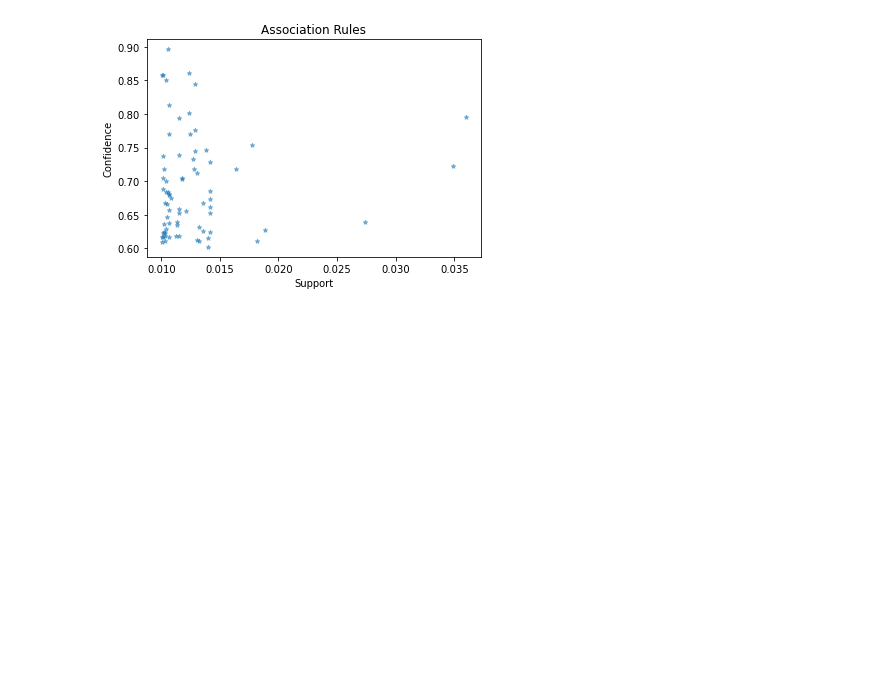
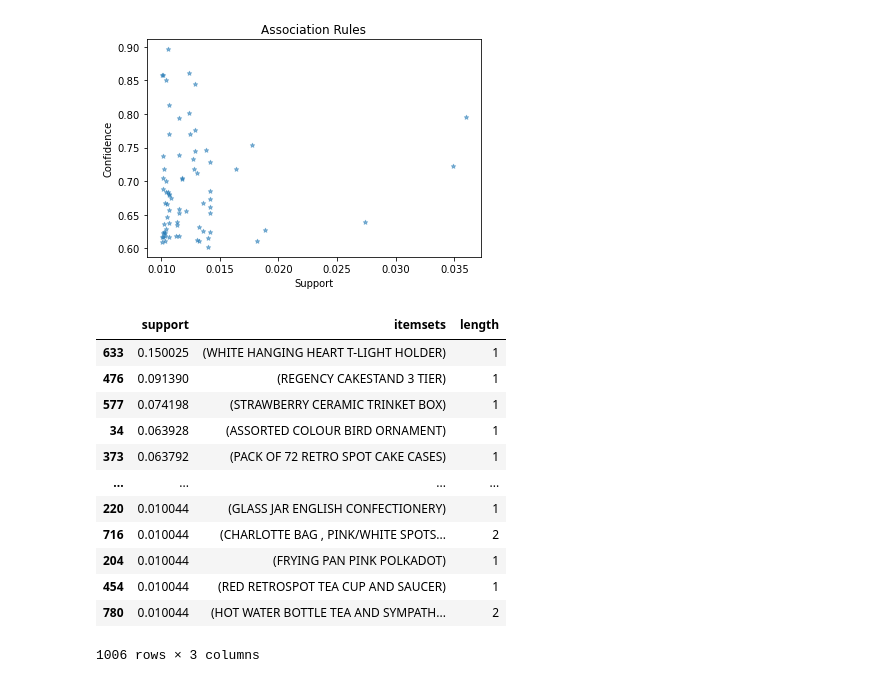
Before and after one commit to soumitrahazra/Market--Basket-Analysis, a Jupyter notebook: market_basket_analysis.ipynb, the cells around one changed output. Drawn from its saved outputs; the diff is of its cells as text; code cells hidden in the pictures; blank space fills up the shorter version.

```diff
--- a/market_basket_analysis.ipynb
+++ b/market_basket_analysis.ipynb
@@ -257,0 +260,19 @@ plt.show()
+# %%
+#Find top selling items with minimum support of 2 %
+# sorting the dataframe
+frequent_itemsets = frequent_itemsets.sort_values(by='support', ascending=False)
+frequent_itemsets
+# %% [output]
+|  | support | itemsets | length |
+| 633 | 0.150025 | (WHITE HANGING HEART T-LIGHT HOLDER) | 1 |
+| 476 | 0.091390 | (REGENCY CAKESTAND 3 TIER) | 1 |
+| 577 | 0.074198 | (STRAWBERRY CERAMIC TRINKET BOX) | 1 |
+| 34 | 0.063928 | (ASSORTED COLOUR BIRD ORNAMENT) | 1 |
+| 373 | 0.063792 | (PACK OF 72 RETRO SPOT CAKE CASES) | 1 |
+| ... | ... | ... | ... |
+| 220 | 0.010044 | (GLASS JAR ENGLISH CONFECTIONERY) | 1 |
+| 716 | 0.010044 | (CHARLOTTE BAG , PINK/WHITE SPOTS... | 2 |
+| 204 | 0.010044 | (FRYING PAN PINK POLKADOT) | 1 |
+| 454 | 0.010044 | (RED RETROSPOT TEA CUP AND SAUCER) | 1 |
+| 780 | 0.010044 | (HOT WATER BOTTLE TEA AND SYMPATH... | 2 |
+1006 rows × 3 columns
```
Also changed, not shown: parts of 6 cells of this notebook.
